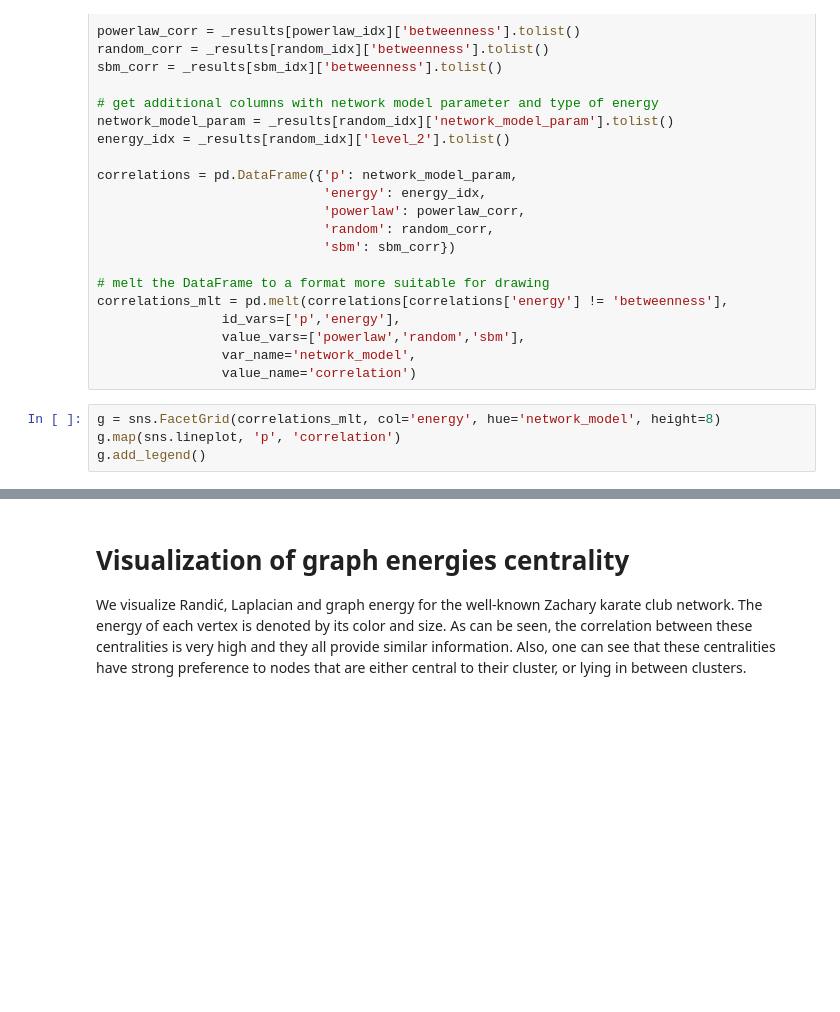
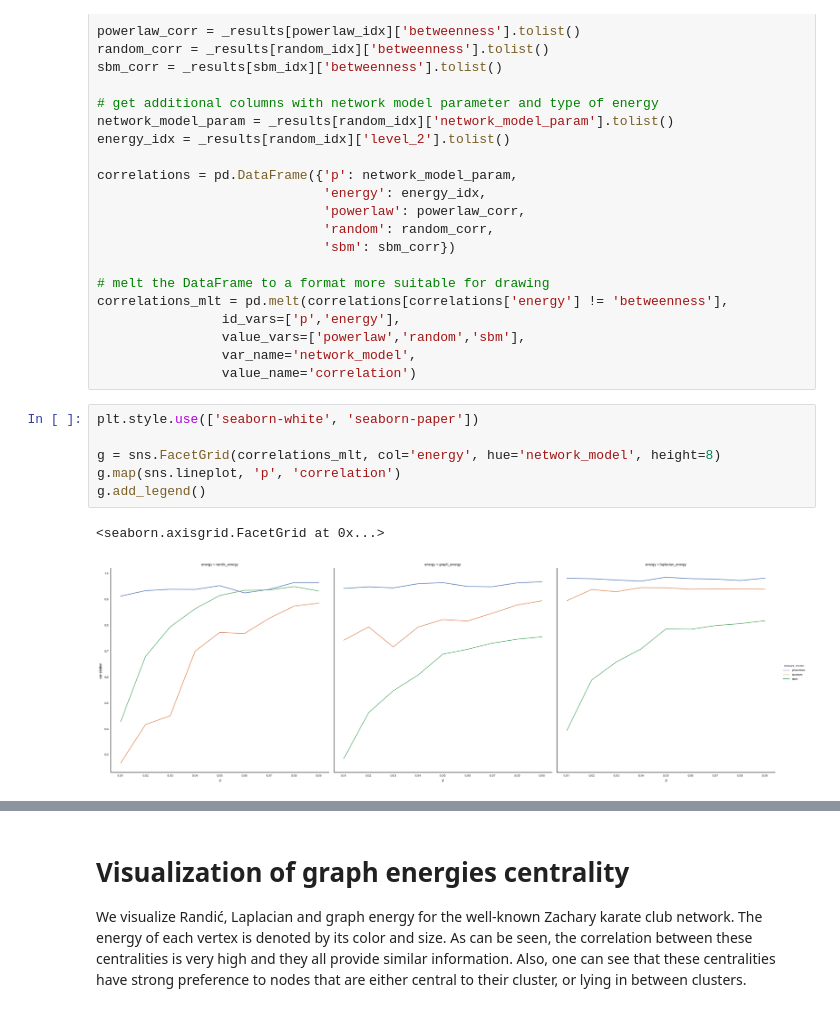
Before and after one commit to megaduks/entropy-complex-networks, a Jupyter notebook: networkentropy/experiments/Betweenness estimation from graph egocentric energies.ipynb, the cells around one changed output, grey strips where cells are left out. Drawn from its saved outputs; the diff is of its cells as text; blank space fills up the shorter version.

```diff
--- a/networkentropy/experiments/Betweenness estimation from graph egocentric energies.ipynb
+++ b/networkentropy/experiments/Betweenness estimation from graph egocentric energies.ipynb
@@ -329,6 +365,11 @@ correlations_mlt = pd.melt(correlations[correlations['energy'] != 'betweenness']
                 var_name='network_model',
                 value_name='correlation')
 # %%
+plt.style.use(['seaborn-white', 'seaborn-paper'])
+
 g = sns.FacetGrid(correlations_mlt, col='energy', hue='network_model', height=8)
 g.map(sns.lineplot, 'p', 'correlation')
 g.add_legend()
+# %% [output]
+<seaborn.axisgrid.FacetGrid at 0x...>
+[figure, added]
```
Also changed, not shown: parts of 20 cells of this notebook, 1 other file.
